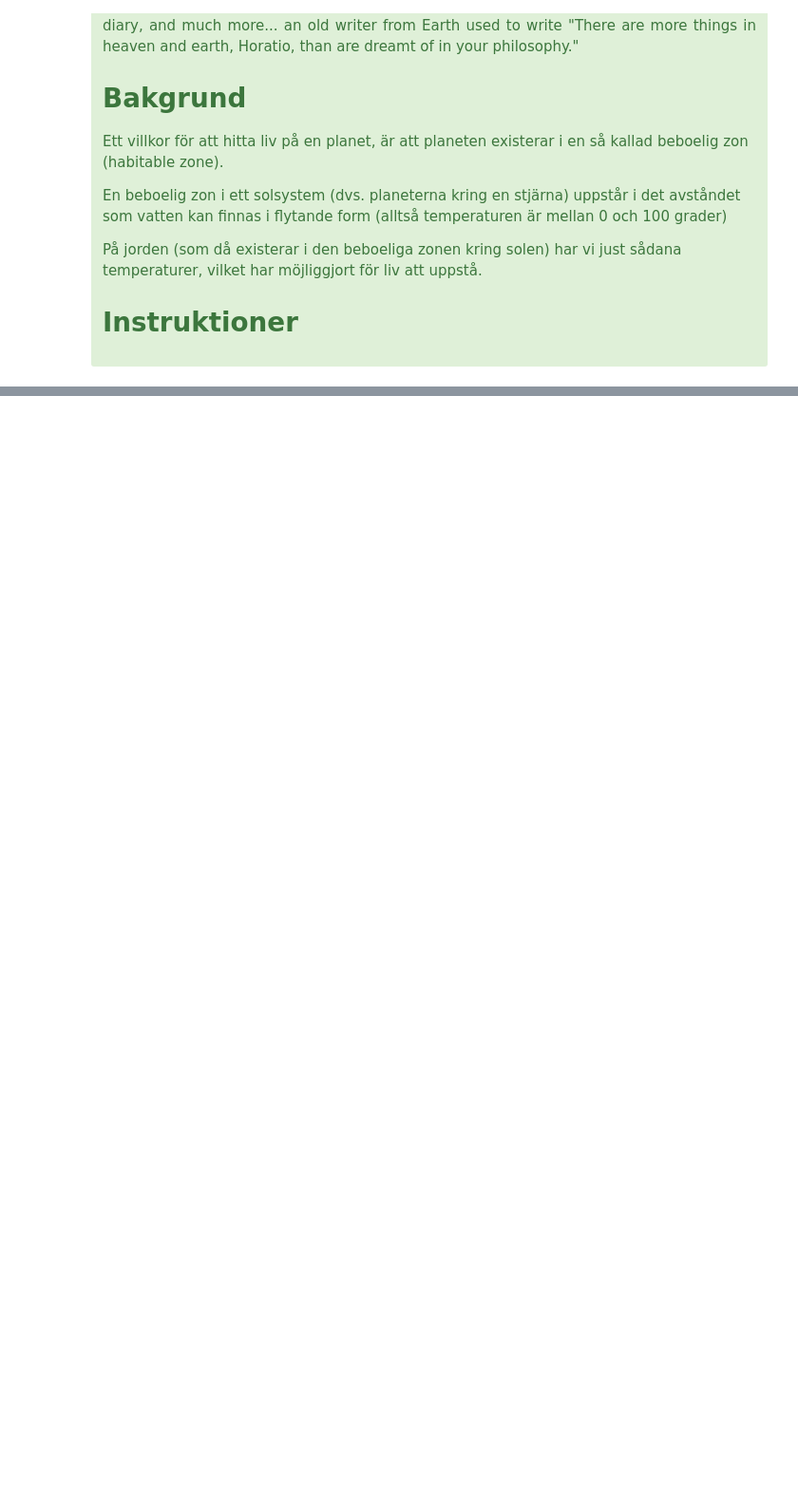
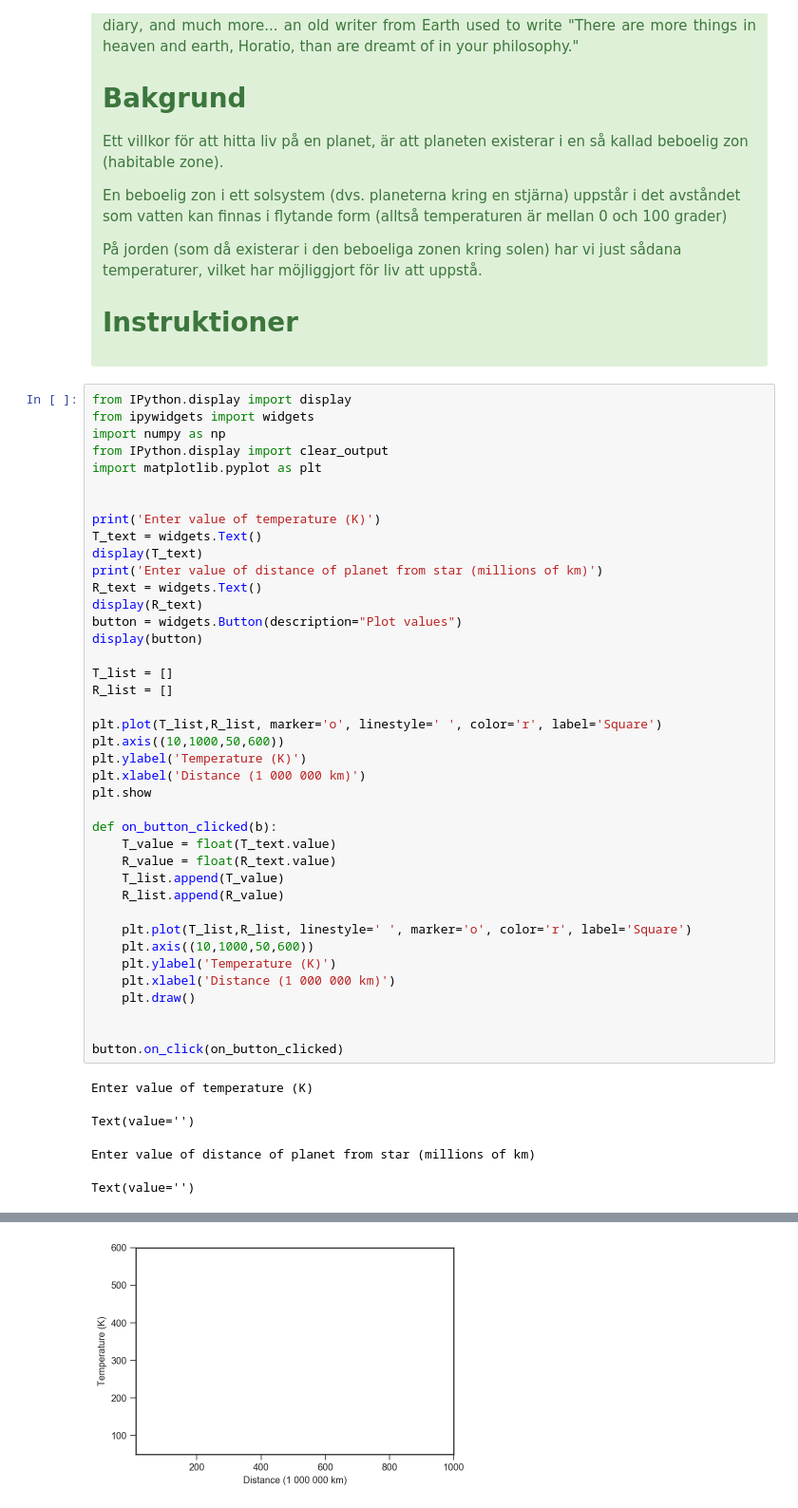
Before and after one commit to jjasche/blackbody, a Jupyter notebook: habitable_zone.ipynb, the cells around one changed output, grey strips where cells are left out. Shown: that part at 95% size. Saved outputs shown, nothing was run; the diff lists cells and outputs as text; blank space fills up the shorter version.

Commit message:
Added figure to Habitable Zone (Needs fixing)
Still having an issue with producing too many plots - suggestion for fix?

```diff
--- a/habitable_zone.ipynb
+++ b/habitable_zone.ipynb
@@ -52,3 +52,48 @@ På jorden (som då existerar i den beboeliga zonen kring solen) har vi just så
 
 
 </div>
+# %%
+from IPython.display import display
+from ipywidgets import widgets
+import numpy as np
+from IPython.display import clear_output
+import matplotlib.pyplot as plt
+
+
+print('Enter value of temperature (K)')
+T_text = widgets.Text()
+display(T_text)
+print('Enter value of distance of planet from star (millions of km)')
+R_text = widgets.Text()
+display(R_text)
+button = widgets.Button(description="Plot values")
+display(button)
+
+T_list = []
+R_list = []
+
+plt.plot(T_list,R_list, marker='o', linestyle=' ', color='r', label='Square')
+plt.axis((10,1000,50,600))
+plt.ylabel('Temperature (K)')
+plt.xlabel('Distance (1 000 000 km)')
+plt.show
+
+def on_button_clicked(b):
+    T_value = float(T_text.value)
+    R_value = float(R_text.value)
+    T_list.append(T_value)
+    R_list.append(R_value)
+
+    plt.plot(T_list,R_list, linestyle=' ', marker='o', color='r', label='Square')
+    plt.axis((10,1000,50,600))
+    plt.ylabel('Temperature (K)')
+    plt.xlabel('Distance (1 000 000 km)')
+    plt.draw()
+
+
+button.on_click(on_button_clicked)
+# %% [output]
+Enter value of temperature (K)
+Text(value='')
+Enter value of distance of planet from star (millions of km)
+Text(value='')
@@ -55,3 +101,4 @@ På jorden (som då existerar i den beboeliga zonen kring solen) har vi just så
+[figure, added]
 # %% [markdown]
 <div class="alert alert-block alert-danger">
 
```
Also changed, not shown: parts of 1 cell of this notebook.
